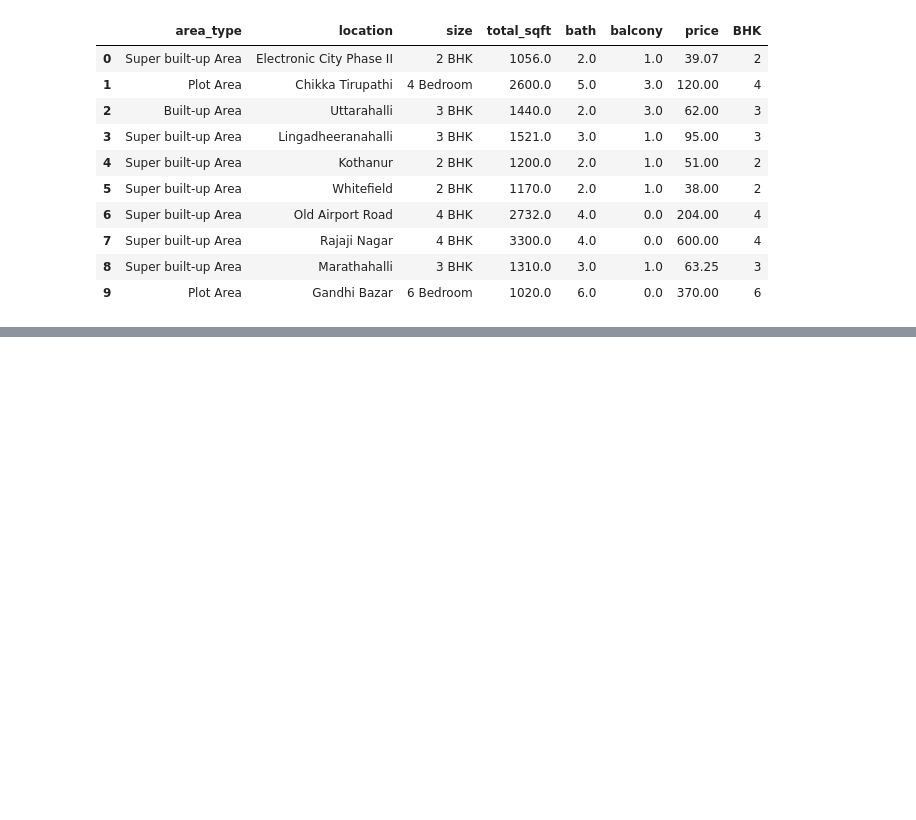
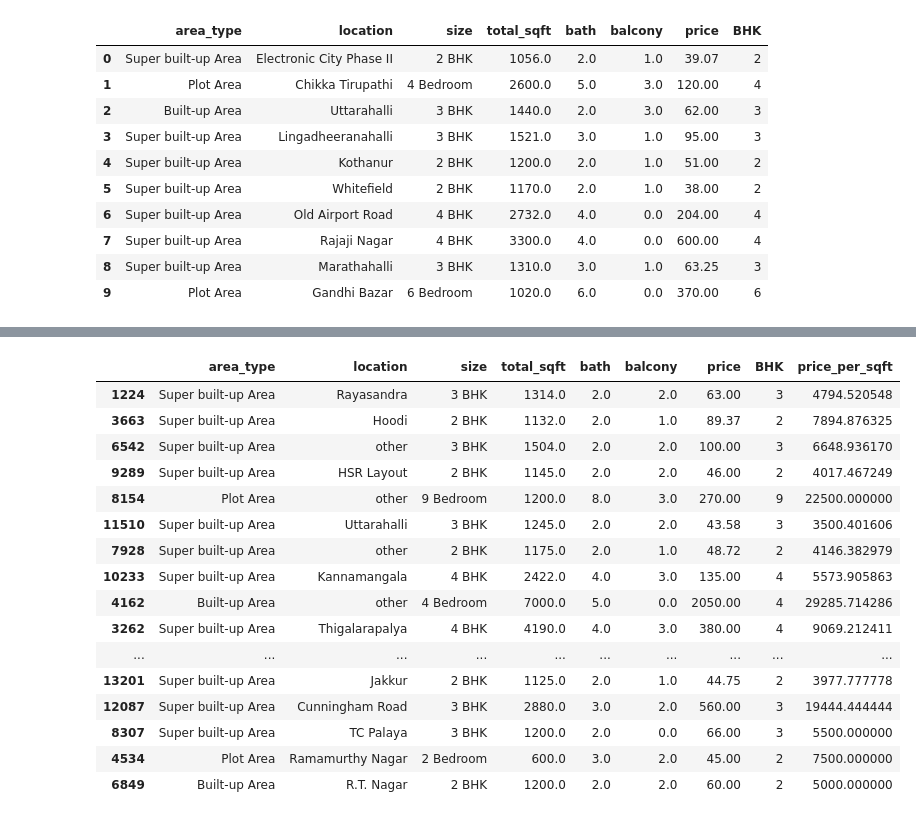
Before and after one commit to WazedKhan/Real-Estate-Price-Prediction, a Jupyter notebook: Price Prediction.ipynb, the cells around one changed output, grey strips where cells are left out. Cells and saved outputs as stored; diff of their text form; code cells hidden in the pictures; blank space fills up the shorter version.

```diff
--- a/Price Prediction.ipynb
+++ b/Price Prediction.ipynb
@@ -170,0 +167,3 @@ array([1056. , 2600. , 1440. , ..., 1258.5,  774. , 4689. ])
+# %%
+df4 = df3.copy()
+df4['price_per_sqft'] = df4['price']*100000/df4['total_sqft']
@@ -170,0 +183,5 @@ array([1056. , 2600. , 1440. , ..., 1258.5,  774. , 4689. ])
+# %%
+df4.location = df4.location.apply(lambda x: x.strip())
+# %%
+location_stats = df4.groupby('location')['location'].count().sort_values(ascending=False)
+location_stats
@@ -170,0 +202,23 @@ array([1056. , 2600. , 1440. , ..., 1258.5,  774. , 4689. ])
+# %%
+loaction_stat_less_10 = location_stats[location_stats<=10]
+# %%
+df4.location = df['location'].apply(lambda x: 'other' if x in loaction_stat_less_10 else x)
+df4.sample(20)
+# %% [output]
+|  | area_type | location | size | total_sqft | bath | balcony | price | BHK | price_per_sqft |
+| 1224 | Super built-up Area | Rayasandra | 3 BHK | 1314.0 | 2.0 | 2.0 | 63.00 | 3 | 4794.520548 |
+| 3663 | Super built-up Area | Hoodi | 2 BHK | 1132.0 | 2.0 | 1.0 | 89.37 | 2 | 7894.876325 |
+| 6542 | Super built-up Area | other | 3 BHK | 1504.0 | 2.0 | 2.0 | 100.00 | 3 | 6648.936170 |
+| 9289 | Super built-up Area | HSR Layout | 2 BHK | 1145.0 | 2.0 | 2.0 | 46.00 | 2 | 4017.467249 |
+| 8154 | Plot Area | other | 9 Bedroom | 1200.0 | 8.0 | 3.0 | 270.00 | 9 | 22500.000000 |
+| 11510 | Super built-up Area | Uttarahalli | 3 BHK | 1245.0 | 2.0 | 2.0 | 43.58 | 3 | 3500.401606 |
+| 7928 | Super built-up Area | other | 2 BHK | 1175.0 | 2.0 | 1.0 | 48.72 | 2 | 4146.382979 |
+| 10233 | Super built-up Area | Kannamangala | 4 BHK | 2422.0 | 4.0 | 3.0 | 135.00 | 4 | 5573.905863 |
+| 4162 | Built-up Area | other | 4 Bedroom | 7000.0 | 5.0 | 0.0 | 2050.00 | 4 | 29285.714286 |
+| 3262 | Super built-up Area | Thigalarapalya | 4 BHK | 4190.0 | 4.0 | 3.0 | 380.00 | 4 | 9069.212411 |
+| ... | ... | ... | ... | ... | ... | ... | ... | ... | ... |
+| 13201 | Super built-up Area | Jakkur | 2 BHK | 1125.0 | 2.0 | 1.0 | 44.75 | 2 | 3977.777778 |
+| 12087 | Super built-up Area | Cunningham Road | 3 BHK | 2880.0 | 3.0 | 2.0 | 560.00 | 3 | 19444.444444 |
+| 8307 | Super built-up Area | TC Palaya | 3 BHK | 1200.0 | 2.0 | 0.0 | 66.00 | 3 | 5500.000000 |
+| 4534 | Plot Area | Ramamurthy Nagar | 2 Bedroom | 600.0 | 3.0 | 2.0 | 45.00 | 2 | 7500.000000 |
+| 6849 | Built-up Area | R.T. Nagar | 2 BHK | 1200.0 | 2.0 | 2.0 | 60.00 | 2 | 5000.000000 |
```
Also changed, not shown: parts of 5 cells of this notebook.
